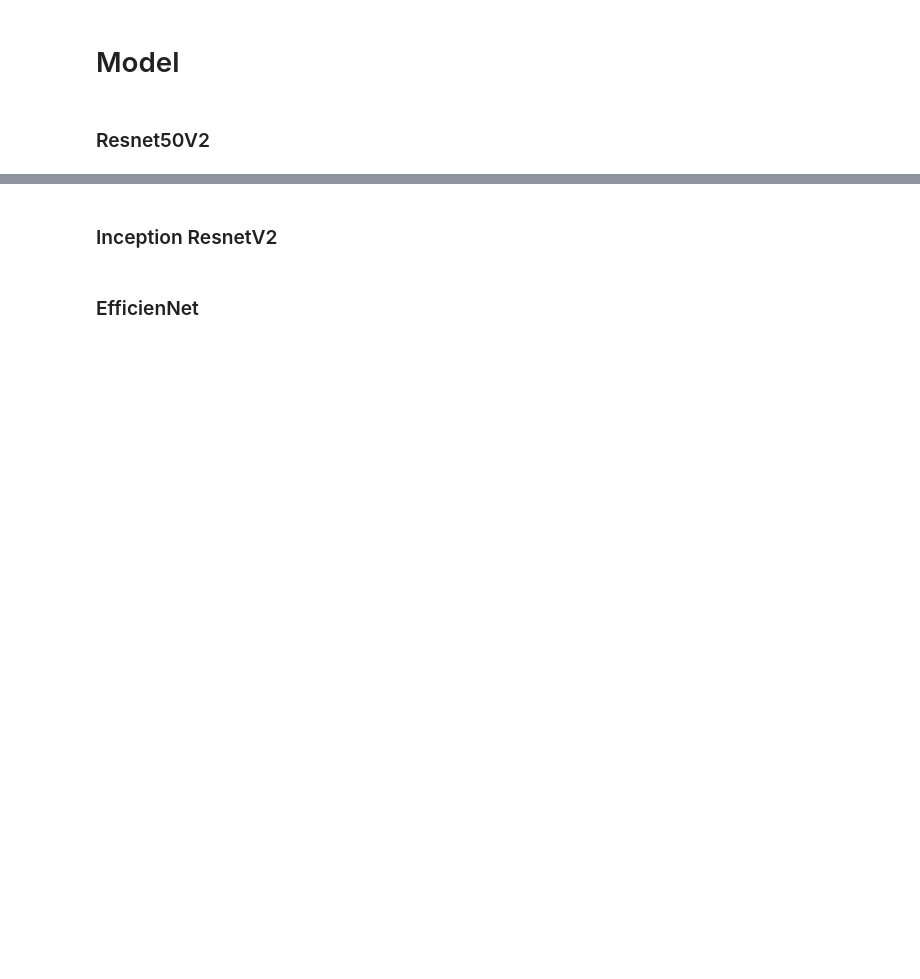
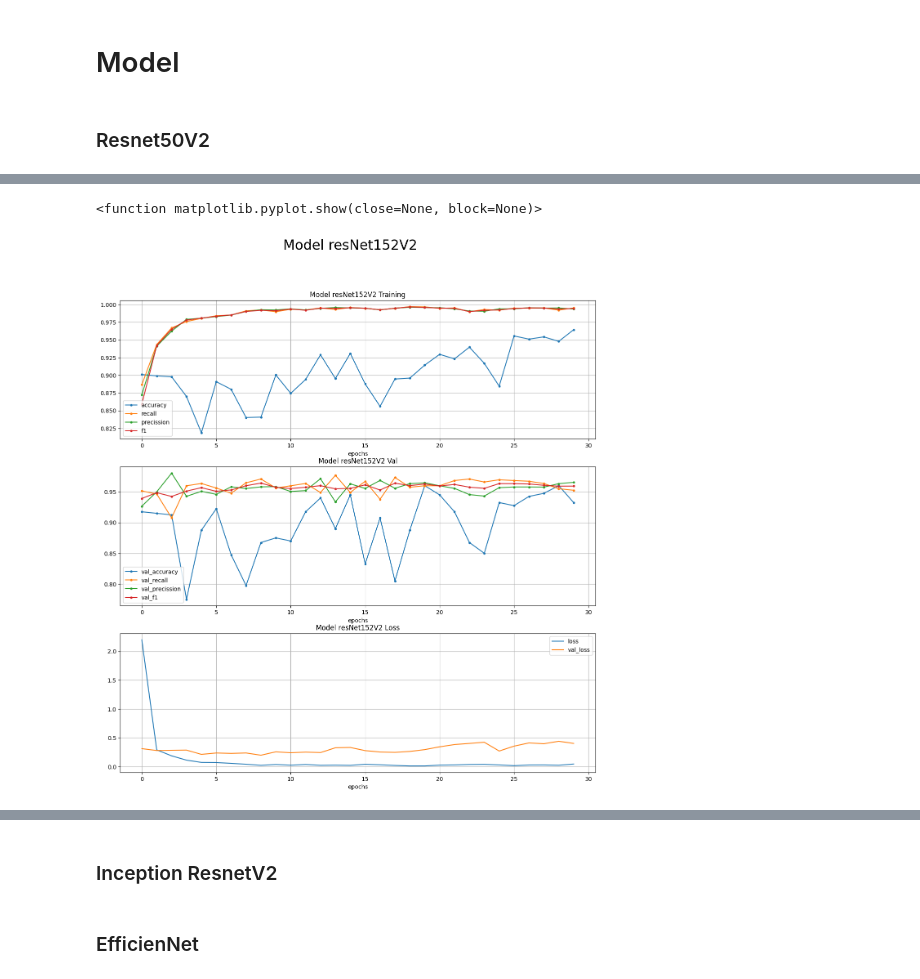
Before and after one commit to AcqmalFadhilla/Multilabel-Dataset-Tedong, a Jupyter notebook: multilabel.ipynb, the cells around one changed output, grey strips where cells are left out. Saved outputs shown, nothing was run; the diff lists cells and outputs as text; code cells hidden in the pictures; blank space fills up the shorter version.

```diff
--- a/multilabel.ipynb
+++ b/multilabel.ipynb
@@ -278,0 +548,3 @@ resnet101v2.summary()
+# %%
+resnet152v2 = resnet152v2()
+resnet152v2.summary()
@@ -278,0 +569,3 @@ resnet101v2.summary()
+# %%
+last_layer_3 = resnet152v2.get_layer("post_relu")
+last_output_3 = last_layer_3.output
@@ -278,0 +582,5 @@ resnet101v2.summary()
+# %%
+model_resNet152V2 = model_resnet101(resnet152v2, last_output_3)
+model_resNet152V2.compile(optimizer='adam', loss="binary_crossentropy",
+                   metrics=metrics)
+model_resNet152V2.summary()
@@ -278,0 +605,8 @@ resnet101v2.summary()
+# %%
+with tf.device("/device:GPU:0"):
+        histori3 = model_resNet152V2.fit(train_gen,
+                              steps_per_epoch=train_gen.n // train_gen.batch_size,
+                              epochs=30,
+                              validation_data=val_gen,
+                              validation_steps=val_gen.n // val_gen.batch_size,
+                              callbacks=[tensorboard_callback("model_resNet152V2")])
@@ -278,0 +631,5 @@ resnet101v2.summary()
+# %%
+plot_model(histori3, "Model resNet152V2")
+# %% [output]
+<function matplotlib.pyplot.show(close=None, block=None)>
+[figure, added]
```
Also changed, not shown: parts of 40 cells of this notebook.
